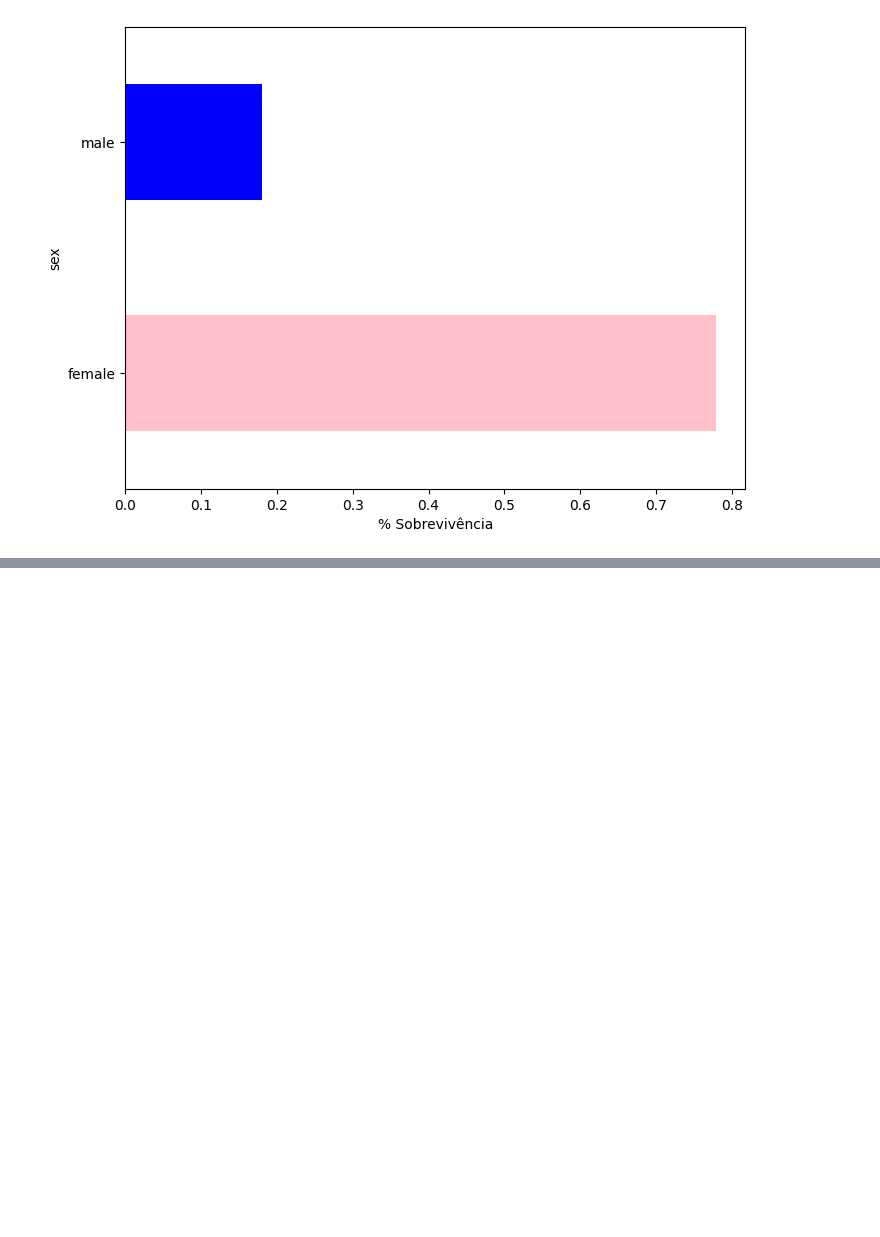
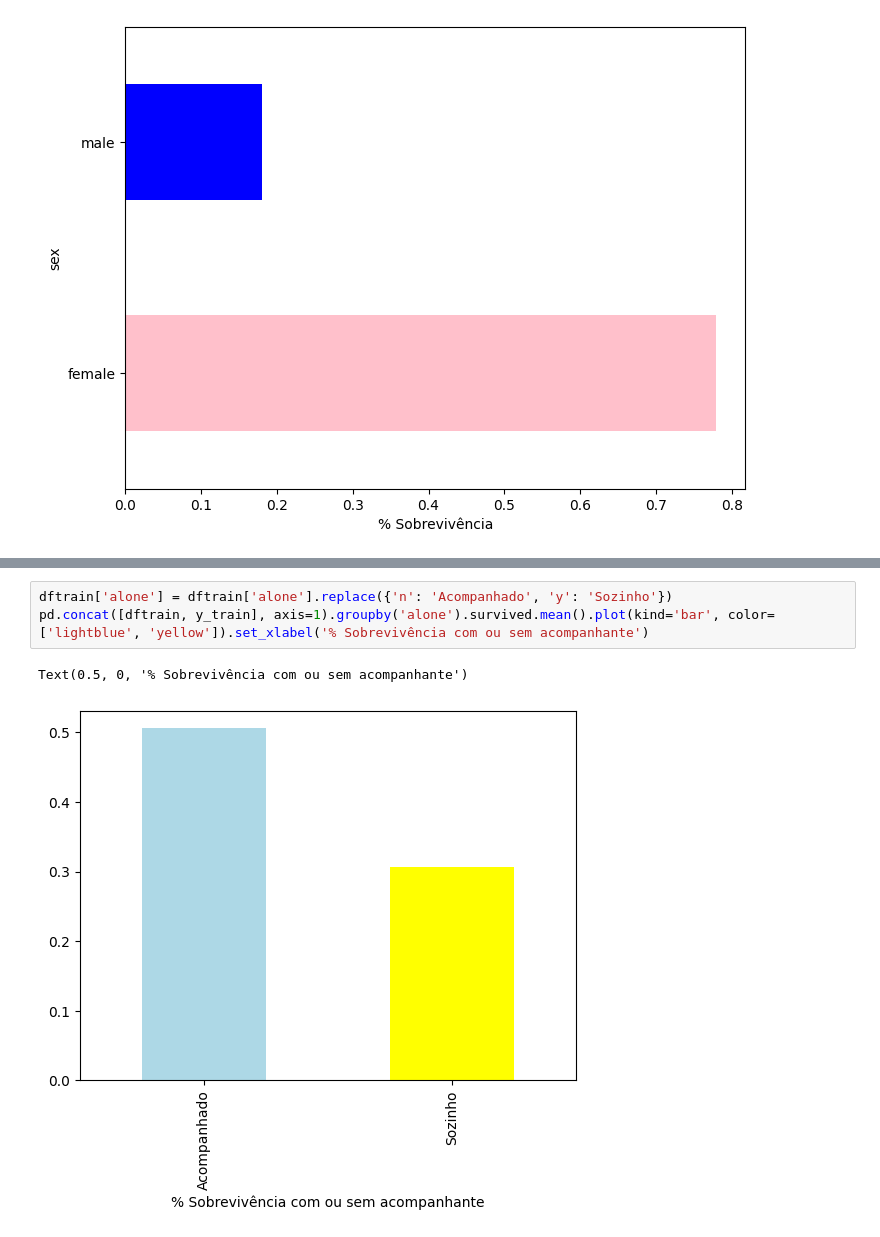
Before and after one commit to ThFaro/titanicChallenge, a Jupyter notebook: Desafio.ipynb, the cells around one changed output, grey strips where cells are left out. Cells and saved outputs as stored; diff of their text form; blank space fills up the shorter version.

```diff
--- a/Desafio.ipynb
+++ b/Desafio.ipynb
@@ -205,0 +211,6 @@ KeyError: 'Column not found: survived'
+# %%
+dftrain['alone'] = dftrain['alone'].replace({'n': 'Acompanhado', 'y': 'Sozinho'})
+pd.concat([dftrain, y_train], axis=1).groupby('alone').survived.mean().plot(kind='bar', color=['lightblue', 'yellow']).set_xlabel('% Sobrevivência com ou sem acompanhante')
+# %% [output]
+Text(0.5, 0, '% Sobrevivência com ou sem acompanhante')
+[figure, added]
```
Also changed, not shown: parts of 14 cells of this notebook.
